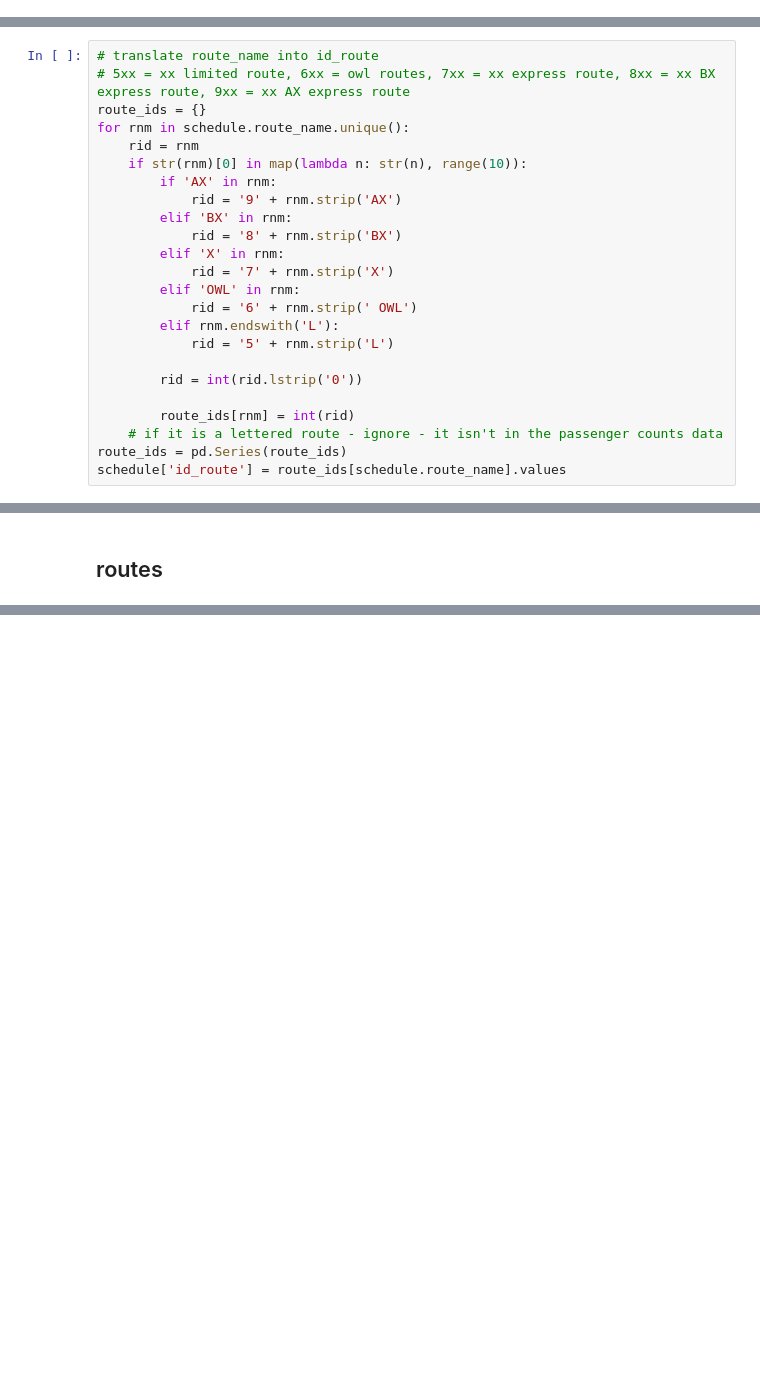
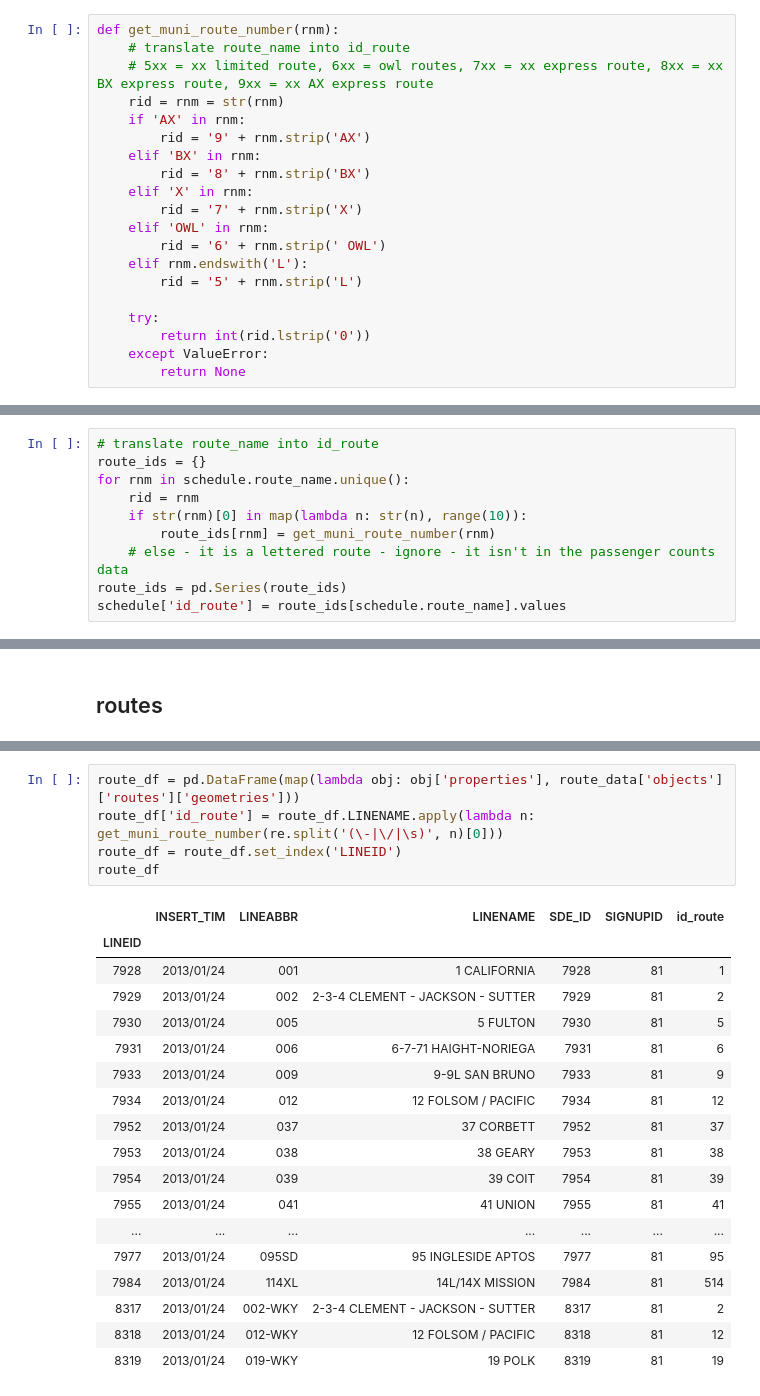
Before and after one commit to adamgreenhall/urban-data-challenge, a Jupyter notebook: parse_data_sf.ipynb, the cells around one changed output, grey strips where cells are left out. Cells and saved outputs as stored; diff of their text form; blank space fills up the shorter version.

Commit message:
make SF routes.json have route number as id

```diff
--- a/parse_data_sf.ipynb
+++ b/parse_data_sf.ipynb
@@ -4,5 +5,25 @@ import json
 # %%
 store = pd.HDFStore('data/san-francisco/data.hd5')
+# %%
+def get_muni_route_number(rnm):
+    # translate route_name into id_route
+    # 5xx = xx limited route, 6xx = owl routes, 7xx = xx express route, 8xx = xx BX express route, 9xx = xx AX express route
+    rid = rnm = str(rnm)
+    if 'AX' in rnm:
+        rid = '9' + rnm.strip('AX')
+    elif 'BX' in rnm:
+        rid = '8' + rnm.strip('BX')
+    elif 'X' in rnm:
+        rid = '7' + rnm.strip('X')
+    elif 'OWL' in rnm:
+        rid = '6' + rnm.strip(' OWL')
+    elif rnm.endswith('L'):
+        rid = '5' + rnm.strip('L')
+
+    try:
+        return int(rid.lstrip('0'))
+    except ValueError:
+        return None
 # %% [markdown]
 # Passenger counts
 # %%
@@ -216,26 +237,12 @@ time_scheduled_arrival    641063  non-null values
 dtypes: float64(2), int64(1), object(2)
 # %%
 # translate route_name into id_route
-# 5xx = xx limited route, 6xx = owl routes, 7xx = xx express route, 8xx = xx BX express route, 9xx = xx AX express route
 route_ids = {}
 for rnm in schedule.route_name.unique():
     rid = rnm
     if str(rnm)[0] in map(lambda n: str(n), range(10)):
-        if 'AX' in rnm:
-            rid = '9' + rnm.strip('AX')
-        elif 'BX' in rnm:
-            rid = '8' + rnm.strip('BX')
-        elif 'X' in rnm:
-            rid = '7' + rnm.strip('X')
-        elif 'OWL' in rnm:
-            rid = '6' + rnm.strip(' OWL')
-        elif rnm.endswith('L'):
-            rid = '5' + rnm.strip('L')
-
-        rid = int(rid.lstrip('0'))
-
-        route_ids[rnm] = int(rid)
-    # if it is a lettered route - ignore - it isn't in the passenger counts data
+        route_ids[rnm] = get_muni_route_number(rnm)
+    # else - it is a lettered route - ignore - it isn't in the passenger counts data
 route_ids = pd.Series(route_ids)
 schedule['id_route'] = route_ids[schedule.route_name].values
 # %%
@@ -377,3 +379,27 @@ route_data['objects']['routes']['geometries'][0]['properties']
+# %%
+route_df = pd.DataFrame(map(lambda obj: obj['properties'], route_data['objects']['routes']['geometries']))
+route_df['id_route'] = route_df.LINENAME.apply(lambda n: get_muni_route_number(re.split('(\-|\/|\s)', n)[0]))
+route_df = route_df.set_index('LINEID')
+route_df
+# %% [output]
+|  | INSERT_TIM | LINEABBR | LINENAME | SDE_ID | SIGNUPID | id_route |
+| LINEID |  |  |  |  |  |  |
+| 7928 | 2013/01/24 | 001 | 1 CALIFORNIA | 7928 | 81 | 1 |
+| 7929 | 2013/01/24 | 002 | 2-3-4 CLEMENT - JACKSON - SUTTER | 7929 | 81 | 2 |
+| 7930 | 2013/01/24 | 005 | 5 FULTON | 7930 | 81 | 5 |
+| 7931 | 2013/01/24 | 006 | 6-7-71 HAIGHT-NORIEGA | 7931 | 81 | 6 |
+| 7933 | 2013/01/24 | 009 | 9-9L SAN BRUNO | 7933 | 81 | 9 |
+| 7934 | 2013/01/24 | 012 | 12 FOLSOM / PACIFIC | 7934 | 81 | 12 |
+| 7952 | 2013/01/24 | 037 | 37 CORBETT | 7952 | 81 | 37 |
+| 7953 | 2013/01/24 | 038 | 38 GEARY | 7953 | 81 | 38 |
+| 7954 | 2013/01/24 | 039 | 39 COIT | 7954 | 81 | 39 |
+| 7955 | 2013/01/24 | 041 | 41 UNION | 7955 | 81 | 41 |
+| ... | ... | ... | ... | ... | ... | ... |
+| 7977 | 2013/01/24 | 095SD | 95 INGLESIDE APTOS | 7977 | 81 | 95 |
+| 7984 | 2013/01/24 | 114XL | 14L/14X MISSION | 7984 | 81 | 514 |
+| 8317 | 2013/01/24 | 002-WKY | 2-3-4 CLEMENT - JACKSON - SUTTER | 8317 | 81 | 2 |
+| 8318 | 2013/01/24 | 012-WKY | 12 FOLSOM / PACIFIC | 8318 | 81 | 12 |
+| 8319 | 2013/01/24 | 019-WKY | 19 POLK | 8319 | 81 | 19 |
 # %%
 replacements = {
     'LINENAME': 'name_route',
```
Also changed, not shown: parts of 5 cells of this notebook, 4 other files.
